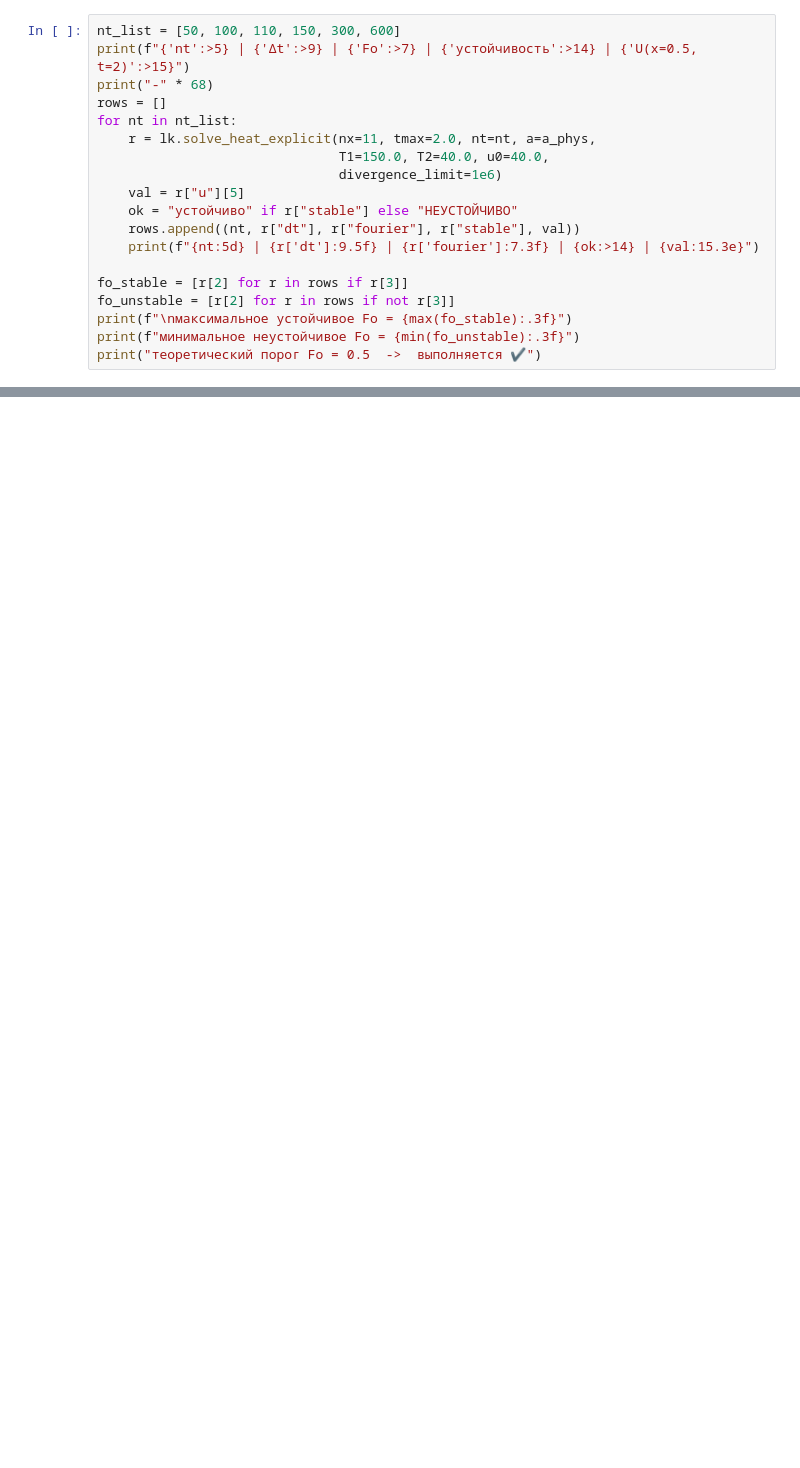
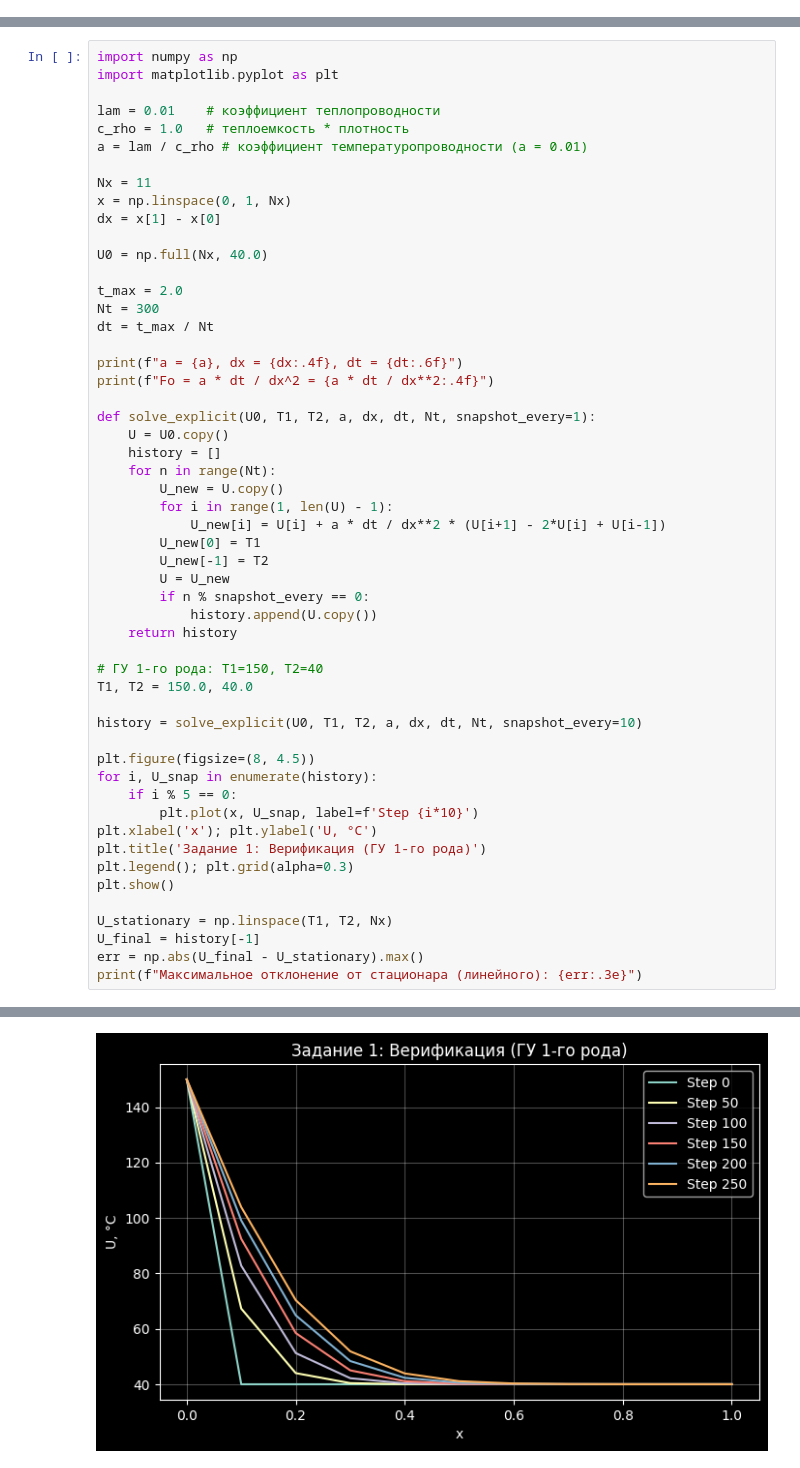
Before and after one commit to ealeksbykova/math-model-python, a Jupyter notebook: solution/Практическое занятие 2 - явная схема.ipynb, the cells around one changed output, grey strips where cells are left out. Saved outputs shown, nothing was run; the diff lists cells and outputs as text; blank space fills up the shorter version.

```diff
--- a/solution/Практическое занятие 2 - явная схема.ipynb
+++ b/solution/Практическое занятие 2 - явная схема.ipynb
@@ -236,19 +0,0 @@ plt.show()
-# %%
-nt_list = [50, 100, 110, 150, 300, 600]
-print(f"{'nt':>5} | {'Δt':>9} | {'Fo':>7} | {'устойчивость':>14} | {'U(x=0.5, t=2)':>15}")
-print("-" * 68)
-rows = []
-for nt in nt_list:
-    r = lk.solve_heat_explicit(nx=11, tmax=2.0, nt=nt, a=a_phys,
-                               T1=150.0, T2=40.0, u0=40.0,
-                               divergence_limit=1e6)
-    val = r["u"][5]
-    ok = "устойчиво" if r["stable"] else "НЕУСТОЙЧИВО"
-    rows.append((nt, r["dt"], r["fourier"], r["stable"], val))
-    print(f"{nt:5d} | {r['dt']:9.5f} | {r['fourier']:7.3f} | {ok:>14} | {val:15.3e}")
-
-fo_stable = [r[2] for r in rows if r[3]]
-fo_unstable = [r[2] for r in rows if not r[3]]
-print(f"\nмаксимальное устойчивое Fo = {max(fo_stable):.3f}")
-print(f"минимальное неустойчивое Fo = {min(fo_unstable):.3f}")
-print("теоретический порог Fo = 0.5  ->  выполняется ✔")
@@ -717,0 +6,54 @@ $144.05/99.46$ и $110.00/80.00$. Расчёт показывает:
+# %%
+import numpy as np
+import matplotlib.pyplot as plt
+
+lam = 0.01    # коэффициент теплопроводности
+c_rho = 1.0   # теплоемкость * плотность
+a = lam / c_rho # коэффициент температуропроводности (a = 0.01)
+
+Nx = 11
+x = np.linspace(0, 1, Nx)
+dx = x[1] - x[0]
+
+U0 = np.full(Nx, 40.0)
+
+t_max = 2.0
+Nt = 300
+dt = t_max / Nt
+
+print(f"a = {a}, dx = {dx:.4f}, dt = {dt:.6f}")
+print(f"Fo = a * dt / dx^2 = {a * dt / dx**2:.4f}")
+
+def solve_explicit(U0, T1, T2, a, dx, dt, Nt, snapshot_every=1):
+    U = U0.copy()
+    history = []
+    for n in range(Nt):
+        U_new = U.copy()
+        for i in range(1, len(U) - 1):
+            U_new[i] = U[i] + a * dt / dx**2 * (U[i+1] - 2*U[i] + U[i-1])
+        U_new[0] = T1
+        U_new[-1] = T2
+        U = U_new
+        if n % snapshot_every == 0:
+            history.append(U.copy())
+    return history
+
+# ГУ 1-го рода: T1=150, T2=40
+T1, T2 = 150.0, 40.0
+
+history = solve_explicit(U0, T1, T2, a, dx, dt, Nt, snapshot_every=10)
+
+plt.figure(figsize=(8, 4.5))
+for i, U_snap in enumerate(history):
+    if i % 5 == 0:
+        plt.plot(x, U_snap, label=f'Step {i*10}')
+plt.xlabel('x'); plt.ylabel('U, °C')
+plt.title('Задание 1: Верификация (ГУ 1-го рода)')
+plt.legend(); plt.grid(alpha=0.3)
+plt.show()
+
+U_stationary = np.linspace(T1, T2, Nx)
+U_final = history[-1]
+err = np.abs(U_final - U_stationary).max()
+print(f"Максимальное отклонение от стационара (линейного): {err:.3e}")
+# %% [output]
@@ -717,0 +62 @@ $144.05/99.46$ и $110.00/80.00$. Расчёт показывает:
+[figure, added]
```
Also changed, not shown: parts of 42 cells of this notebook, 21 other files.
